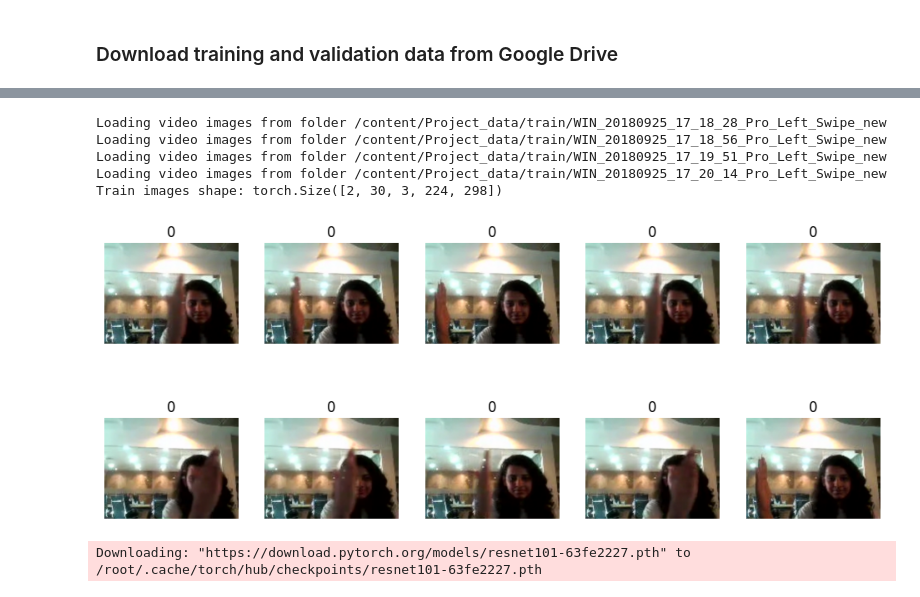
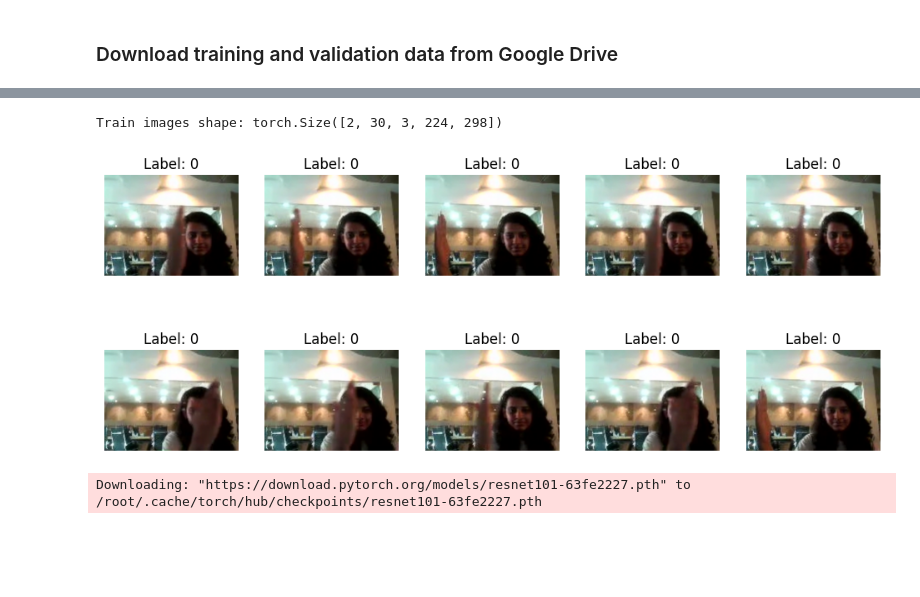
Before and after one commit to venkataravuri/upgrad-gesture-recognition, a Jupyter notebook: gesture-recognition.ipynb, the cells around one changed output, grey strips where cells are left out. Cells and saved outputs as stored; diff of their text form; code cells hidden in the pictures; blank space fills up the shorter version.

```diff
--- a/gesture-recognition.ipynb
+++ b/gesture-recognition.ipynb
@@ -81,7 +72,7 @@ class CustomVideoDataset(Dataset):
   def __getitem__(self, index):
     images = []
     images_path = os.path.join(self.images_dir, self.data[index][0])
-    print(f'Loading video images from folder {images_path}')
+    # print(f'Loading video images from folder {images_path}')
     for image_file in os.scandir(images_path):
       image = Image.open(os.path.join(images_path, image_file))
       if self.transform:
@@ -90,10 +81,10 @@ class CustomVideoDataset(Dataset):
 
     label = self.data[index][2]
 
-    X = torch.stack(images)
-    y = torch.tensor(int(label), dtype=torch.long)
+    images = torch.stack(images)
+    labels = torch.tensor(int(label), dtype=torch.long)
 
-    return X, y
+    return images, labels
 # %%
 transform = transforms.Compose([
   transforms.Resize(224),
@@ -119,25 +110,21 @@ def inverse_normalize(tensor, mean=(0.485, 0.456, 0.406), std=(0.229, 0.224, 0.2
 # %%
 batch_of_video_image_frames, labels = next(iter(train_loader))
 print(f'Train images shape: {batch_of_video_image_frames.shape}')
 
 _, axs = plt.subplots(2, 5, figsize=(12, 5))
 
 index = 0
 for row in range(2):
   for col in range(5):
     input_tensor= inverse_normalize(tensor=batch_of_video_image_frames[0][index])
     img = input_tensor.squeeze(0)
     axs[row, col].imshow(transforms.ToPILImage()(img))
-    axs[row, col].set_title(labels[0].item())
+    axs[row, col].set_title('Label: ' + str(labels[0].item()))
     axs[row, col].axis('off')
     index += 1
 # %% [output]
-Loading video images from folder /content/Project_data/train/WIN_20180925_17_18_28_Pro_Left_Swipe_new
-Loading video images from folder /content/Project_data/train/WIN_20180925_17_18_56_Pro_Left_Swipe_new
-Loading video images from folder /content/Project_data/train/WIN_20180925_17_19_51_Pro_Left_Swipe_new
-Loading video images from folder /content/Project_data/train/WIN_20180925_17_20_14_Pro_Left_Swipe_new
 Train images shape: torch.Size([2, 30, 3, 224, 298])
-[figure, old version]
+[figure, new version]
 # %%
 class CNNLSTM(nn.Module):
     def __init__(self, num_classes=5):
```
Also changed, not shown: parts of 4 cells of this notebook.
